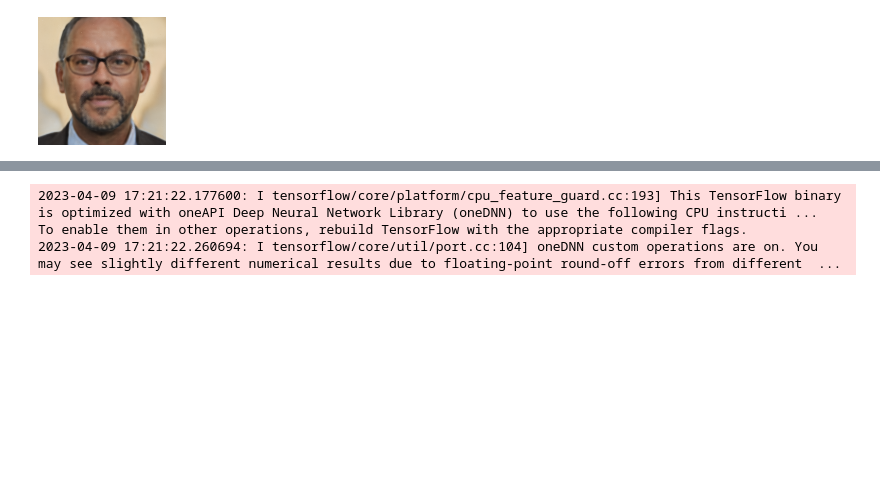
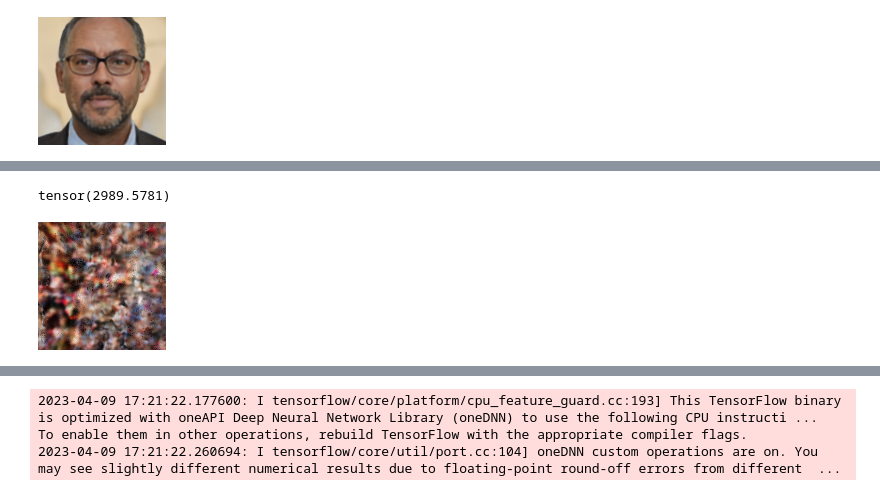
Before and after one commit to Stelath/eg3d-diffused, a Jupyter notebook: interpreter/TestPlanes.ipynb, the cells around one changed output, grey strips where cells are left out. Saved outputs shown, nothing was run; the diff lists cells and outputs as text; code cells hidden in the pictures; blank space fills up the shorter version.

Commit message:
Functional Diffuser Train Loop

```diff
--- a/interpreter/TestPlanes.ipynb
+++ b/interpreter/TestPlanes.ipynb
@@ -90,0 +95,2 @@ display(ae_img)
+# %%
+diffuser = diffuser.to('cuda')
@@ -90,0 +120,18 @@ display(ae_img)
+# %%
+from diffusers import PNDMScheduler
+test_scheduler = PNDMScheduler(num_train_timesteps=1000)
+# %%
+with torch.no_grad():
+    encoded_images = diffuser.encode_images(dataset[0]['images'].unsqueeze(0).to('cuda'))
+    encoded_triplanes = diffuser.encode_triplanes(dataset[0]['triplanes'].unsqueeze(0).to('cuda')).sample()
+    noise = torch.randn((1,128,64,64)).to('cuda')
+    # timesteps = torch.randint(0, diffuser.noise_scheduler.num_train_timesteps, (1,), device='cuda').long()
+    timesteps = torch.tensor(999).long()
+    print(timesteps)
+
+    noisy_triplanes = test_scheduler.add_noise(encoded_triplanes, noise, timesteps)
+
+    pred_noise = diffuser(noisy_triplanes, timesteps, encoded_images, return_dict=True)[0]
+
+    loss = F.mse_loss(pred_noise, noise)
+    print(loss)
@@ -90,0 +163,3 @@ display(ae_img)
+# %%
+decoded_triplanes_noisy = diffuser.ae.decode(noisy_triplanes)
+decode_noise = diffuser.ae.decode(noise)
@@ -90,0 +170,10 @@ display(ae_img)
+# %%
+F.mse_loss(triplanes[0].cpu(), dataset[0]['triplanes'])
+# %% [output]
+tensor(2989.5781)
+# %%
+ae_img = eg3d.render_planes(decode_noise.to('cuda'), None, reshape_planes=True)[0].cpu().detach().numpy()
+ae_img = Image.fromarray(((ae_img + 1) / 2 * 255).astype(np.uint8).clip(0, 255))
+display(ae_img)
+# %% [output]
+[figure, added]
```
Also changed, not shown: parts of 19 cells of this notebook, 3 other files.
